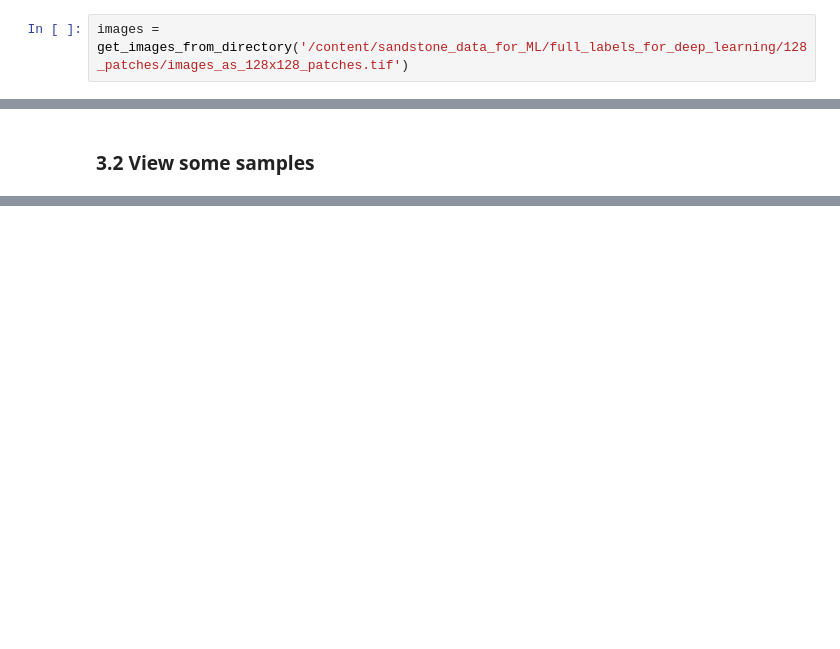
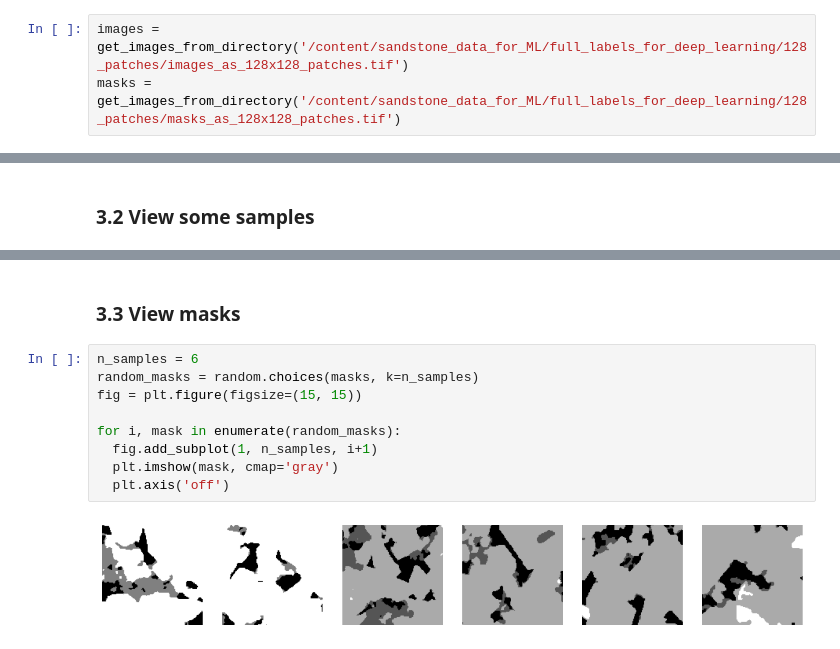
Before and after one commit to Weverton-Vitor/multiclass-semantic-segmentation-unet, a Jupyter notebook: multiclass_semantic_segmentation_with_tensorlfow_unet.ipynb, the cells around one changed output, grey strips where cells are left out. Drawn from its saved outputs; the diff is of its cells as text; blank space fills up the shorter version.

```diff
--- a/multiclass_semantic_segmentation_with_tensorlfow_unet.ipynb
+++ b/multiclass_semantic_segmentation_with_tensorlfow_unet.ipynb
@@ -50,4 +50,5 @@ def get_images_from_directory(images_path: str) -> list:
   return images
 # %%
 images = get_images_from_directory('/content/sandstone_data_for_ML/full_labels_for_deep_learning/128_patches/images_as_128x128_patches.tif')
+masks = get_images_from_directory('/content/sandstone_data_for_ML/full_labels_for_deep_learning/128_patches/masks_as_128x128_patches.tif')
 # %%
@@ -69,0 +71,13 @@ for i, sample in enumerate(random_samples):
+# %% [markdown]
+### 3.3 View masks
+# %%
+n_samples = 6
+random_masks = random.choices(masks, k=n_samples)
+fig = plt.figure(figsize=(15, 15))
+
+for i, mask in enumerate(random_masks):
+  fig.add_subplot(1, n_samples, i+1)
+  plt.imshow(mask, cmap='gray')
+  plt.axis('off')
+# %% [output]
+[figure, added]
```
Also changed, not shown: parts of 5 cells of this notebook.
